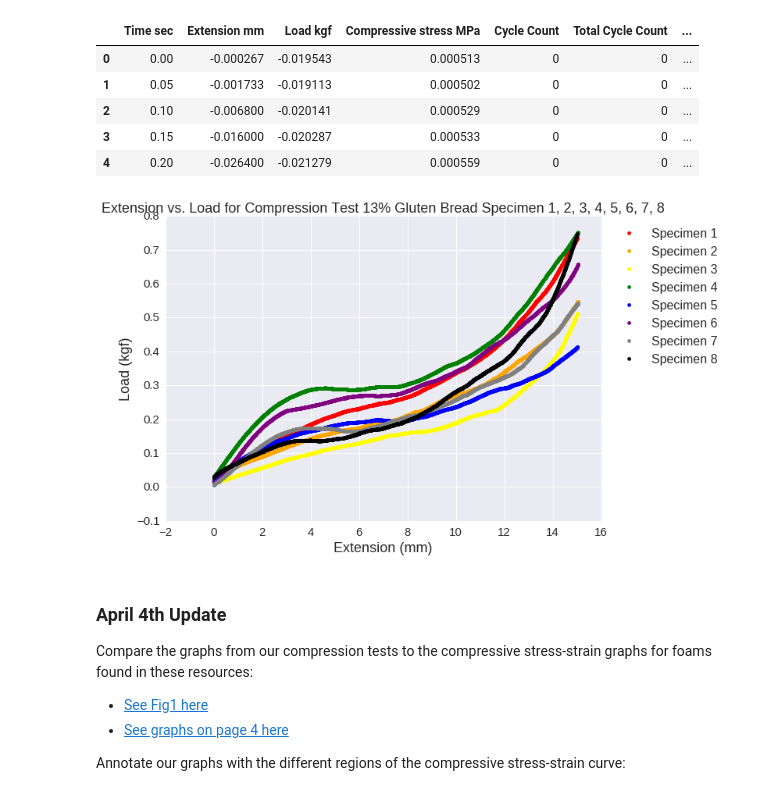
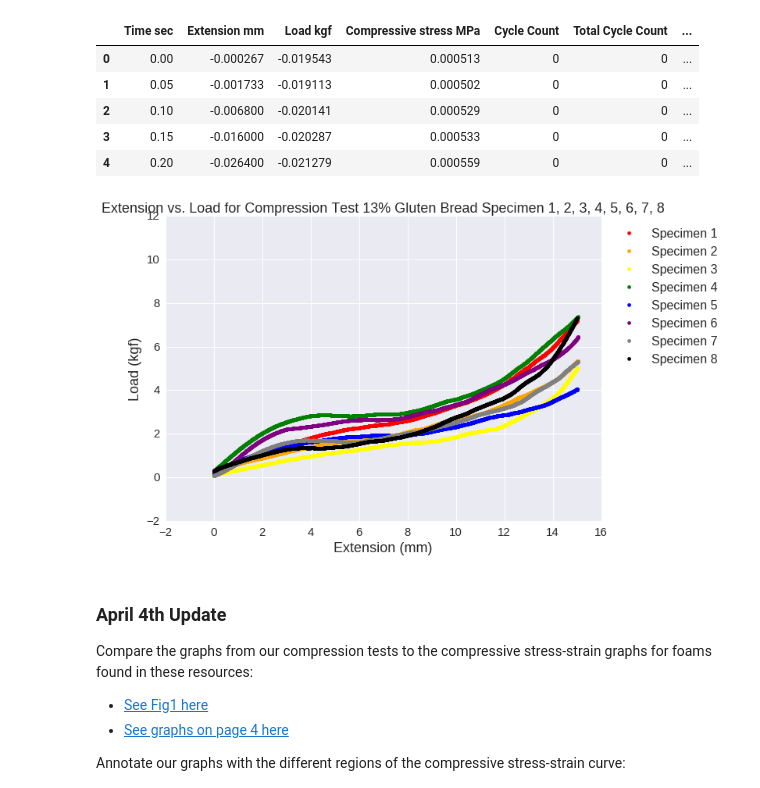
Before and after one commit to greenteawarrior/MatSci, a Jupyter notebook: GFBaking/instron_raw.ipynb, the cells around one changed output. Saved outputs shown, nothing was run; the diff lists cells and outputs as text; code cells hidden in the pictures.

Commit message:
UPDATE:  converting kgf to N for all the compression test figures' y axes to be consistent, also making the xlim and ylim of the figures' axes consistent

```diff
--- a/GFBaking/instron_raw.ipynb
+++ b/GFBaking/instron_raw.ipynb
@@ -135,29 +146,34 @@ g13_compress1.head()
 # %%
 # plotting
 pw = plt.figure(figsize=(10,7))
-plt.scatter(g13_compress1['Compressive extension mm'], g13_compress1['Compressive load kgf'], color='red')
-plt.scatter(g13_compress2['Compressive extension mm'], g13_compress2['Compressive load kgf'], color='orange')
-plt.scatter(g13_compress3['Compressive extension mm'], g13_compress3['Compressive load kgf'], color='yellow')
-plt.scatter(g13_compress4['Compressive extension mm'], g13_compress4['Compressive load kgf'], color='green')
-plt.scatter(g13_compress5['Compressive extension mm'], g13_compress5['Compressive load kgf'], color='blue')
-plt.scatter(g13_compress6['Compressive extension mm'], g13_compress6['Compressive load kgf'], color='purple')
-plt.scatter(g13_compress7['Compressive extension mm'], g13_compress7['Compressive load kgf'], color='gray')
-plt.scatter(g13_compress8['Compressive extension mm'], g13_compress8['Compressive load kgf'], color='black')
+plt.scatter(g13_compress1['Compressive extension mm'], g13_compress1['Compressive load kgf'].multiply(9.8), color='red')
+plt.scatter(g13_compress2['Compressive extension mm'], g13_compress2['Compressive load kgf'].multiply(9.8), color='orange')
+plt.scatter(g13_compress3['Compressive extension mm'], g13_compress3['Compressive load kgf'].multiply(9.8), color='yellow')
+plt.scatter(g13_compress4['Compressive extension mm'], g13_compress4['Compressive load kgf'].multiply(9.8), color='green')
+plt.scatter(g13_compress5['Compressive extension mm'], g13_compress5['Compressive load kgf'].multiply(9.8), color='blue')
+plt.scatter(g13_compress6['Compressive extension mm'], g13_compress6['Compressive load kgf'].multiply(9.8), color='purple')
+plt.scatter(g13_compress7['Compressive extension mm'], g13_compress7['Compressive load kgf'].multiply(9.8), color='gray')
+plt.scatter(g13_compress8['Compressive extension mm'], g13_compress8['Compressive load kgf'].multiply(9.8), color='black')
 
 # formatting
 plt.title('Extension vs. Load for Compression Test 13% Gluten Bread Specimen 1, 2, 3, 4, 5, 6, 7, 8', fontsize=18)
 plt.xlabel('Extension (mm)', fontsize=18)
 plt.ylabel('Load (kgf)', fontsize=18)
+
+axes = plt.gca()
+axes.set_xlim([-2, 16])
+axes.set_ylim([-2, 12])
+
 plt.rc('xtick', labelsize=15)
 plt.rc('ytick', labelsize=15)
 plt.legend(['Specimen 1', 'Specimen 2', 'Specimen 3', 'Specimen 4', 'Specimen 5', 'Specimen 6', 'Specimen 7', 'Specimen 8'], bbox_to_anchor=(1.01, 1), loc=2, fontsize=16)
 plt.show()
 
 # uncomment if figure saving is desired
 pw.savefig('figures/13Gluten_Compression_Sp12345678.pdf', format='pdf', bbox_inches='tight')
 pw.savefig('figures/13Gluten_Compression_Sp12345678.png', format='png', bbox_inches='tight')
 # %% [output]
-[figure, old version]
+[figure, new version]
 # %% [markdown]
 ### April 4th Update
 
```
Also changed, not shown: parts of 2 cells of this notebook, 6 other files.
